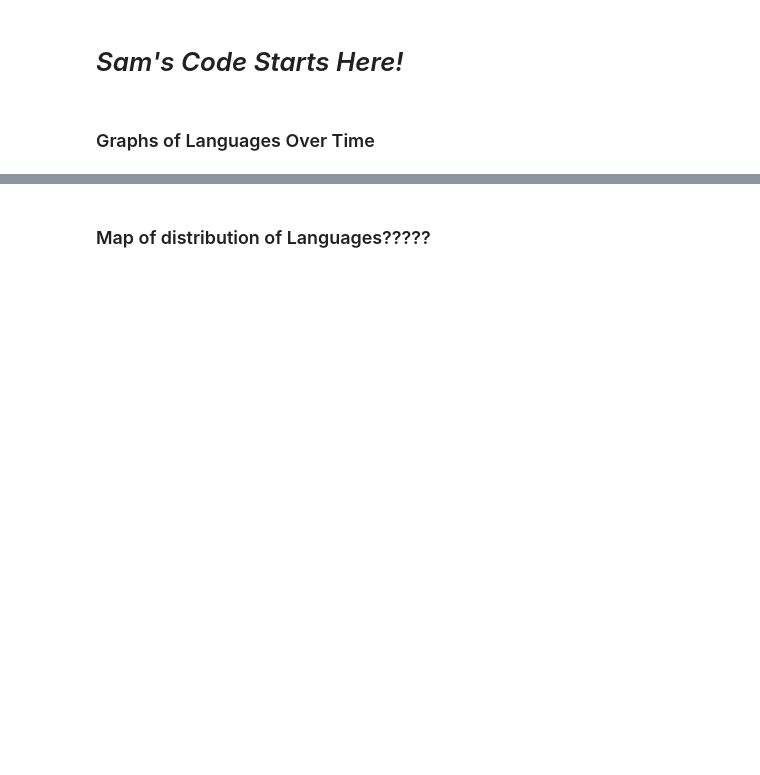
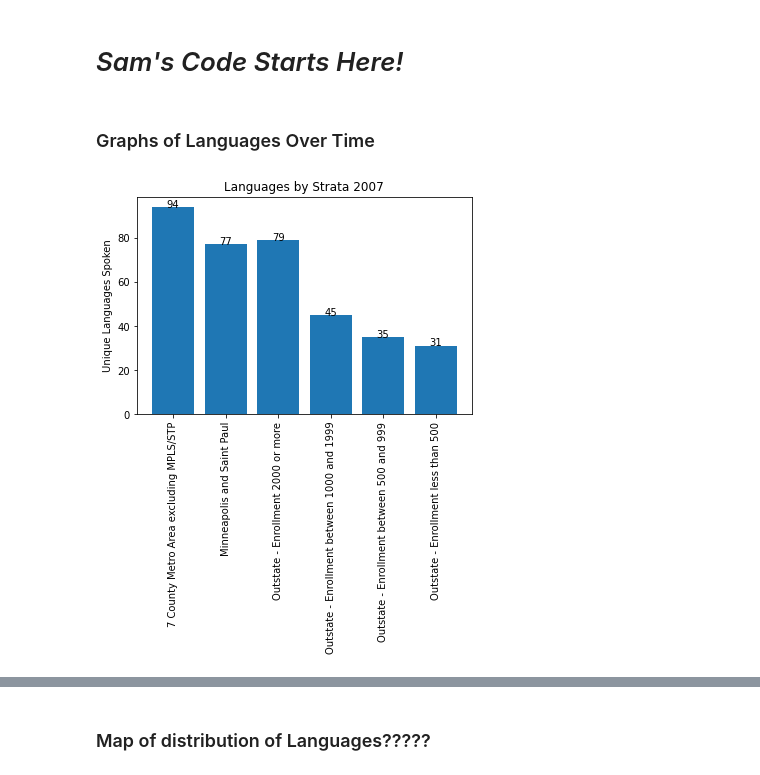
Before and after one commit to NTTGermania/Project-1-Group-7-Analysis-of-languages-in-Minnesota, a Jupyter notebook: Project#1test.ipynb, the cells around one changed output, grey strips where cells are left out. Cells and saved outputs as stored; diff of their text form; code cells hidden in the pictures; blank space fills up the shorter version.

Commit message:
Started creating bar charts for languages by strata

```diff
--- a/Project#1test.ipynb
+++ b/Project#1test.ipynb
@@ -504,0 +815,9 @@ lang_2022_geo["Language Name"]
+# %%
+tick_marks = [1,2,3,4,5,6]
+# %%
+# Add labels on the bars
+
+def add_value_labels(x_labels, y_values):
+    for i in range(1, len(x_labels)+1):
+        plt.text(i, y_values[i-1], y_values[i-1], ha = "center")
+# Code to label bars borrowed from: https://www.delftstack.com/howto/matplotlib/add-value-labels-on-matplotlib-bar-chart/
@@ -504,0 +826,12 @@ lang_2022_geo["Language Name"]
+# %%
+bar_2007_geo = plt.bar(tick_marks, lang_2007_geo["Language Name"])
+
+plt.xticks(tick_marks, lang_2007_geo.index, rotation = "vertical")
+plt.title("Languages by Strata 2007")
+plt.ylabel("Unique Languages Spoken")
+
+add_value_labels(lang_2007_geo.index, lang_2007_geo["Language Name"])
+
+plt.show()
+# %% [output]
+[figure, added]
```
Also changed, not shown: parts of 35 cells of this notebook.
